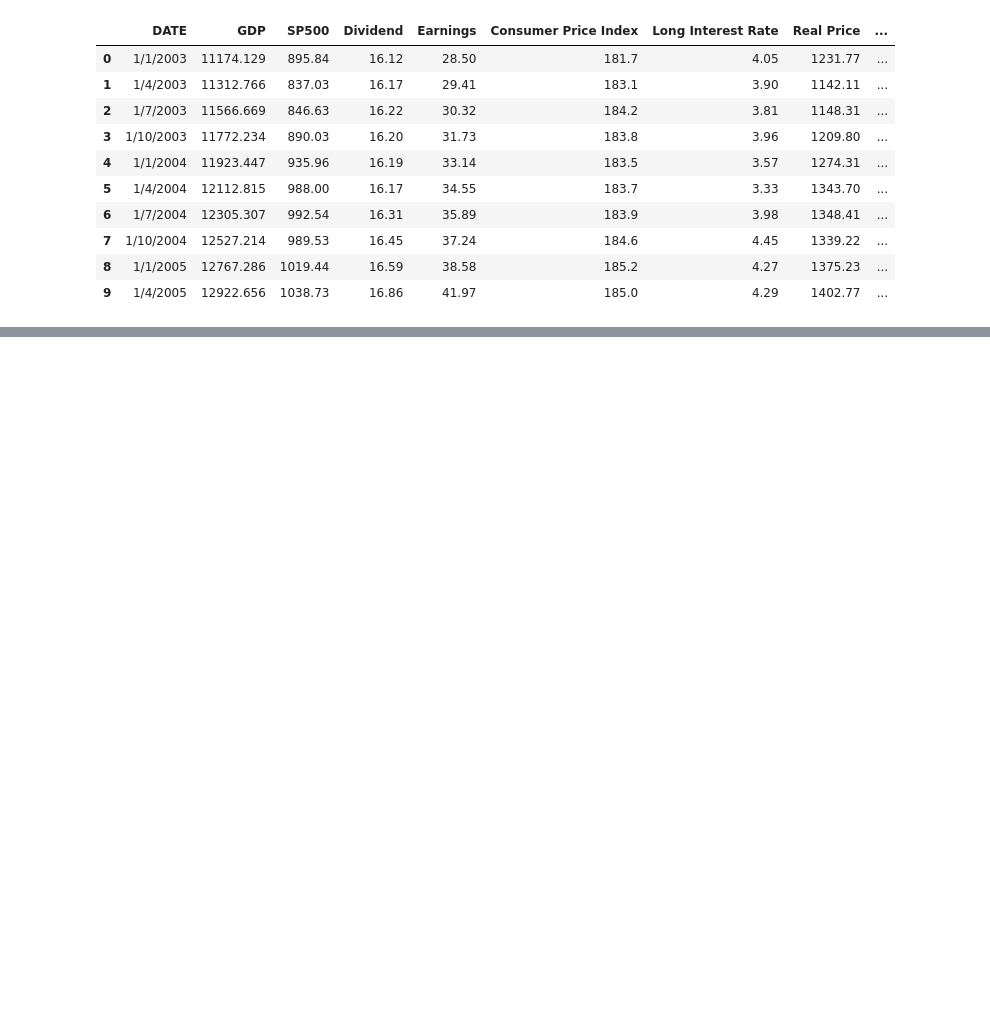
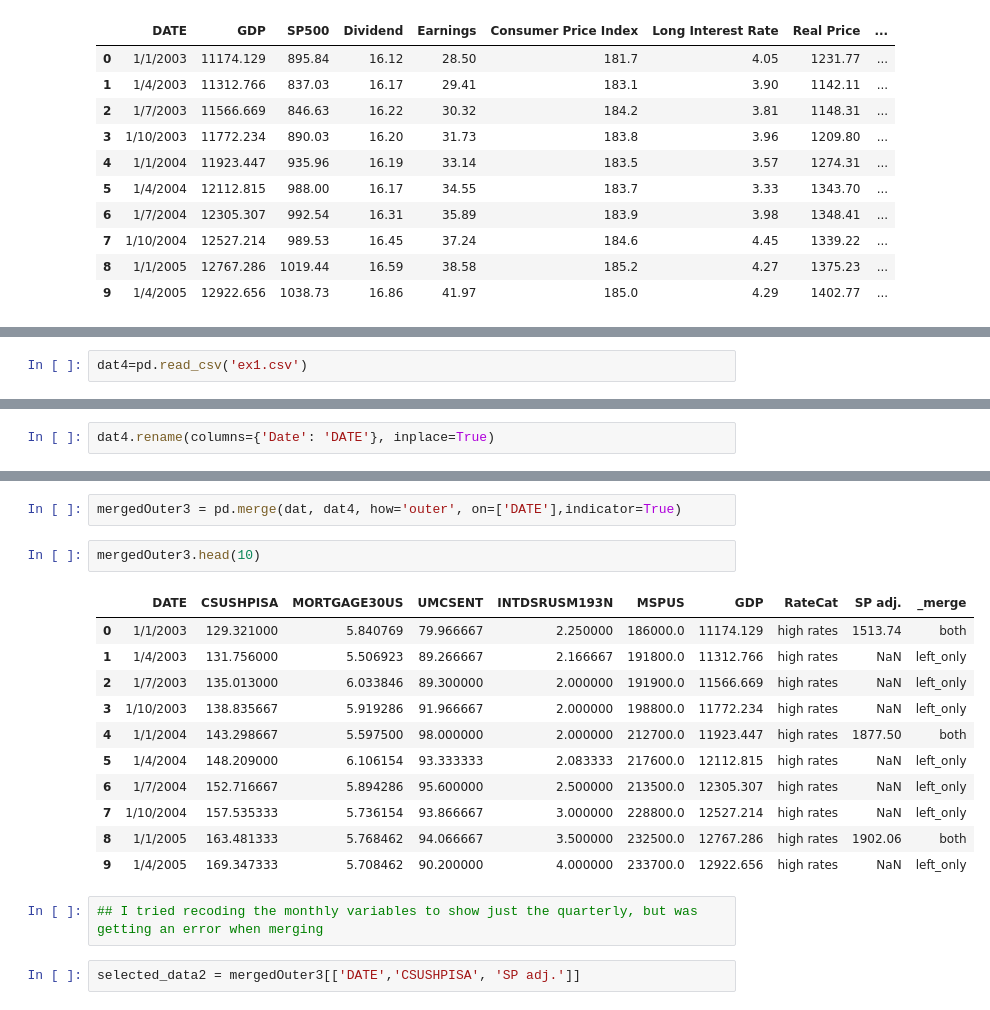
Before and after one commit to jmccahill5/datman, a Jupyter notebook: PS3.ipynb, the cells around one changed output, grey strips where cells are left out. Cells and saved outputs as stored; diff of their text form; blank space fills up the shorter version.

Commit message:
getting there

```diff
--- a/PS3.ipynb
+++ b/PS3.ipynb
@@ -170,0 +209,2 @@ mergedOuter2
+# %%
+dat4=pd.read_csv('ex1.csv')
@@ -170,0 +225,2 @@ mergedOuter2
+# %%
+dat4.rename(columns={'Date': 'DATE'}, inplace=True)
@@ -170,0 +259,20 @@ mergedOuter2
+# %%
+mergedOuter3 = pd.merge(dat, dat4, how='outer', on=['DATE'],indicator=True)
+# %%
+mergedOuter3.head(10)
+# %% [output]
+|  | DATE | CSUSHPISA | MORTGAGE30US | UMCSENT | INTDSRUSM193N | MSPUS | GDP | RateCat | SP adj. | _merge |
+| 0 | 1/1/2003 | 129.321000 | 5.840769 | 79.966667 | 2.250000 | 186000.0 | 11174.129 | high rates | 1513.74 | both |
+| 1 | 1/4/2003 | 131.756000 | 5.506923 | 89.266667 | 2.166667 | 191800.0 | 11312.766 | high rates | NaN | left_only |
+| 2 | 1/7/2003 | 135.013000 | 6.033846 | 89.300000 | 2.000000 | 191900.0 | 11566.669 | high rates | NaN | left_only |
+| 3 | 1/10/2003 | 138.835667 | 5.919286 | 91.966667 | 2.000000 | 198800.0 | 11772.234 | high rates | NaN | left_only |
+| 4 | 1/1/2004 | 143.298667 | 5.597500 | 98.000000 | 2.000000 | 212700.0 | 11923.447 | high rates | 1877.50 | both |
+| 5 | 1/4/2004 | 148.209000 | 6.106154 | 93.333333 | 2.083333 | 217600.0 | 12112.815 | high rates | NaN | left_only |
+| 6 | 1/7/2004 | 152.716667 | 5.894286 | 95.600000 | 2.500000 | 213500.0 | 12305.307 | high rates | NaN | left_only |
+| 7 | 1/10/2004 | 157.535333 | 5.736154 | 93.866667 | 3.000000 | 228800.0 | 12527.214 | high rates | NaN | left_only |
+| 8 | 1/1/2005 | 163.481333 | 5.768462 | 94.066667 | 3.500000 | 232500.0 | 12767.286 | high rates | 1902.06 | both |
+| 9 | 1/4/2005 | 169.347333 | 5.708462 | 90.200000 | 4.000000 | 233700.0 | 12922.656 | high rates | NaN | left_only |
+# %%
+## I tried recoding the monthly variables to show just the quarterly, but was getting an error when merging
+# %%
+selected_data2 = mergedOuter3[['DATE','CSUSHPISA', 'SP adj.']]
```
Also changed, not shown: parts of 19 cells of this notebook.
